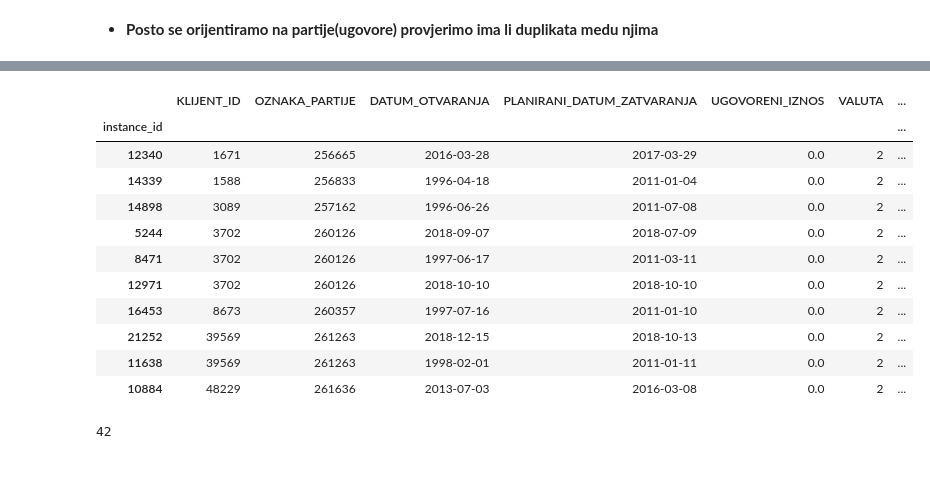
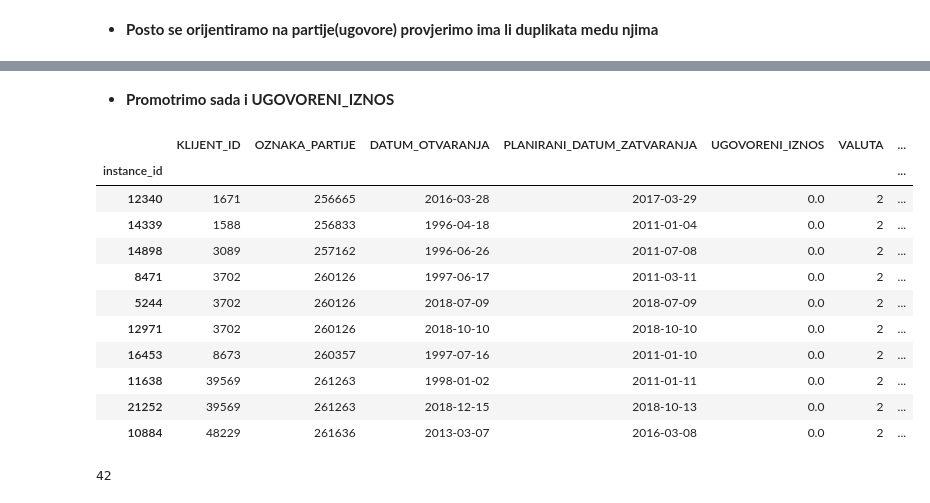
Before and after one commit to DavorPenzar/mozgalo, a Jupyter notebook: Analiza_test_skupa.ipynb, the cells around one changed output, grey strips where cells are left out. Cells and saved outputs as stored; diff of their text form; code cells hidden in the pictures; blank space fills up the shorter version.

```diff
--- a/Analiza_test_skupa.ipynb
+++ b/Analiza_test_skupa.ipynb
@@ -21,8 +41,8 @@ test_set.head(10)
 test_set.set_index('instance_id', inplace=True)
 
 # pretvorimo i ove datume u datetime
-test_set['DATUM_OTVARANJA'] = pd.to_datetime(test_set['DATUM_OTVARANJA'])
-test_set['PLANIRANI_DATUM_ZATVARANJA'] = pd.to_datetime(test_set['PLANIRANI_DATUM_ZATVARANJA'])
+test_set['DATUM_OTVARANJA'] = pd.to_datetime(test_set['DATUM_OTVARANJA'], dayfirst=True)
+test_set['PLANIRANI_DATUM_ZATVARANJA'] = pd.to_datetime(test_set['PLANIRANI_DATUM_ZATVARANJA'], dayfirst=False)
 
 test_set.head(10)
 # %% [output]
@@ -81,19 +236,21 @@ o_p_dt.shape[0], o_p[o_p.duplicated()].shape[0]
+# %% [markdown]
+* **Promotrimo sada i UGOVORENI_IZNOS**
 # %%
 # pogledajmo kako izgledaju i koliko ima partija sa UGOVORENI_IZNOS = 0
-test_set[test_set['UGOVORENI_IZNOS'] == 0.00].sort_values(by='OZNAKA_PARTIJE').head(10)
+test_set[test_set['UGOVORENI_IZNOS'] == 0.00].sort_values(by=['OZNAKA_PARTIJE', 'DATUM_OTVARANJA']).head(10)
 # %% [output]
 |  | KLIJENT_ID | OZNAKA_PARTIJE | DATUM_OTVARANJA | PLANIRANI_DATUM_ZATVARANJA | UGOVORENI_IZNOS | VALUTA | ... |
 | instance_id |  |  |  |  |  |  | ... |
 | 12340 | 1671 | 256665 | 2016-03-28 | 2017-03-29 | 0.0 | 2 | ... |
 | 14339 | 1588 | 256833 | 1996-04-18 | 2011-01-04 | 0.0 | 2 | ... |
 | 14898 | 3089 | 257162 | 1996-06-26 | 2011-07-08 | 0.0 | 2 | ... |
-| 5244 | 3702 | 260126 | 2018-09-07 | 2018-07-09 | 0.0 | 2 | ... |
 | 8471 | 3702 | 260126 | 1997-06-17 | 2011-03-11 | 0.0 | 2 | ... |
+| 5244 | 3702 | 260126 | 2018-07-09 | 2018-07-09 | 0.0 | 2 | ... |
 | 12971 | 3702 | 260126 | 2018-10-10 | 2018-10-10 | 0.0 | 2 | ... |
 | 16453 | 8673 | 260357 | 1997-07-16 | 2011-01-10 | 0.0 | 2 | ... |
+| 11638 | 39569 | 261263 | 1998-01-02 | 2011-01-11 | 0.0 | 2 | ... |
 | 21252 | 39569 | 261263 | 2018-12-15 | 2018-10-13 | 0.0 | 2 | ... |
-| 11638 | 39569 | 261263 | 1998-02-01 | 2011-01-11 | 0.0 | 2 | ... |
-| 10884 | 48229 | 261636 | 2013-07-03 | 2016-03-08 | 0.0 | 2 | ... |
+| 10884 | 48229 | 261636 | 2013-03-07 | 2016-03-08 | 0.0 | 2 | ... |
 # %%
 test_set[test_set['UGOVORENI_IZNOS'] == 0.00].sort_values(by='OZNAKA_PARTIJE').shape[0]
 # %% [output]
```
Also changed, not shown: parts of 28 cells of this notebook.
